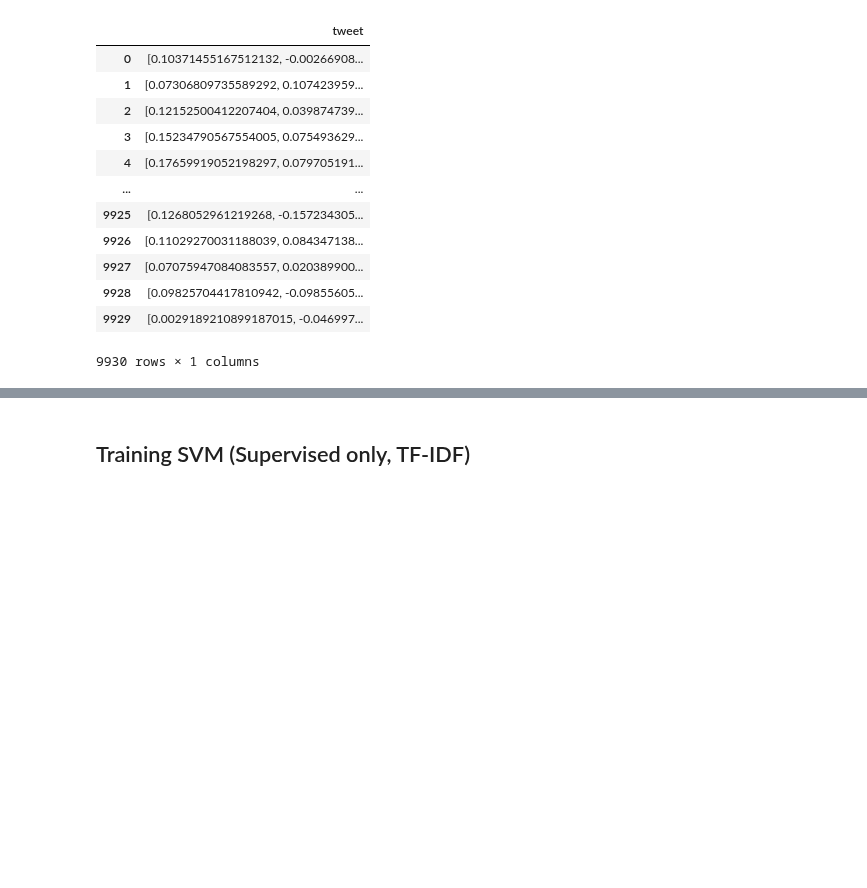
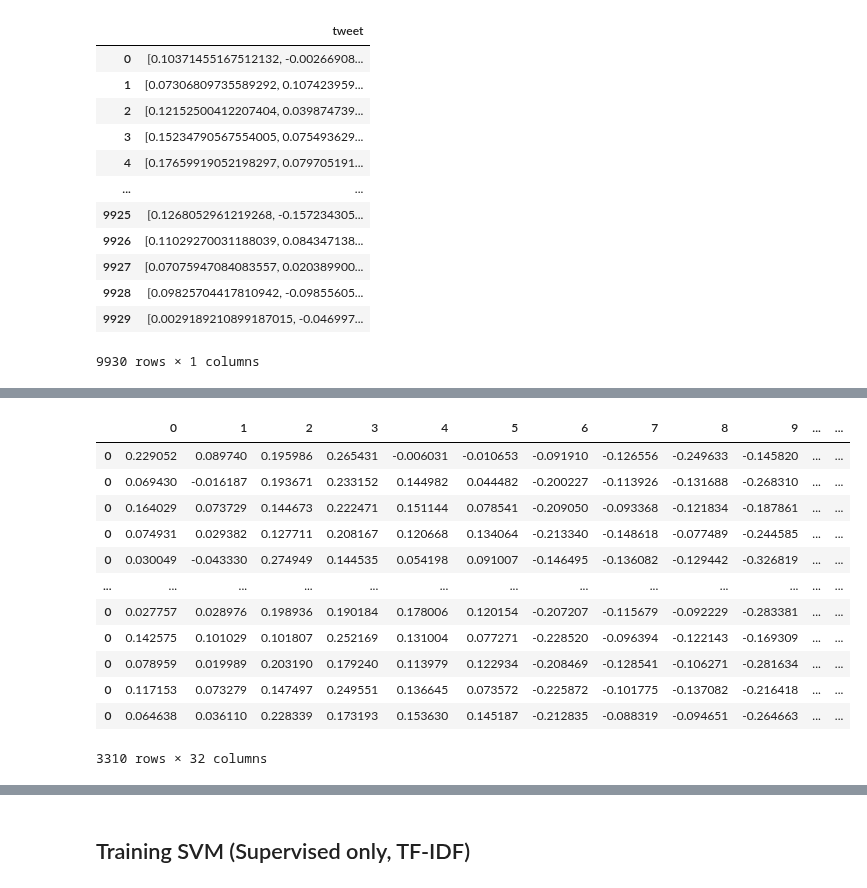
Before and after one commit to divyas39/SSL-Offensive-Lang-Detection-Social-Media, a Jupyter notebook: Self training.ipynb, the cells around one changed output, grey strips where cells are left out. Drawn from its saved outputs; the diff is of its cells as text; code cells hidden in the pictures; blank space fills up the shorter version.

```diff
--- a/Self training.ipynb
+++ b/Self training.ipynb
@@ -367,2 +395,19 @@ df_new
 # %%
-X_test_cbow = X_test.apply(sent_vect, model=cbow).sort_index()
+X_test_cbow = pd.DataFrame(X_test.apply(sent_vect, model=cbow).sort_index())
+# %%
+X_test_cbow = convert_df(X_test_cbow)
+X_test_cbow
+# %% [output]
+|  | 0 | 1 | 2 | 3 | 4 | 5 | 6 | 7 | 8 | 9 | ... | ... |
+| 0 | 0.229052 | 0.089740 | 0.195986 | 0.265431 | -0.006031 | -0.010653 | -0.091910 | -0.126556 | -0.249633 | -0.145820 | ... | ... |
+| 0 | 0.069430 | -0.016187 | 0.193671 | 0.233152 | 0.144982 | 0.044482 | -0.200227 | -0.113926 | -0.131688 | -0.268310 | ... | ... |
+| 0 | 0.164029 | 0.073729 | 0.144673 | 0.222471 | 0.151144 | 0.078541 | -0.209050 | -0.093368 | -0.121834 | -0.187861 | ... | ... |
+| 0 | 0.074931 | 0.029382 | 0.127711 | 0.208167 | 0.120668 | 0.134064 | -0.213340 | -0.148618 | -0.077489 | -0.244585 | ... | ... |
+| 0 | 0.030049 | -0.043330 | 0.274949 | 0.144535 | 0.054198 | 0.091007 | -0.146495 | -0.136082 | -0.129442 | -0.326819 | ... | ... |
+| ... | ... | ... | ... | ... | ... | ... | ... | ... | ... | ... | ... | ... |
+| 0 | 0.027757 | 0.028976 | 0.198936 | 0.190184 | 0.178006 | 0.120154 | -0.207207 | -0.115679 | -0.092229 | -0.283381 | ... | ... |
+| 0 | 0.142575 | 0.101029 | 0.101807 | 0.252169 | 0.131004 | 0.077271 | -0.228520 | -0.096394 | -0.122143 | -0.169309 | ... | ... |
+| 0 | 0.078959 | 0.019989 | 0.203190 | 0.179240 | 0.113979 | 0.122934 | -0.208469 | -0.128541 | -0.106271 | -0.281634 | ... | ... |
+| 0 | 0.117153 | 0.073279 | 0.147497 | 0.249551 | 0.136645 | 0.073572 | -0.225872 | -0.101775 | -0.137082 | -0.216418 | ... | ... |
+| 0 | 0.064638 | 0.036110 | 0.228339 | 0.173193 | 0.153630 | 0.145187 | -0.212835 | -0.088319 | -0.094651 | -0.264663 | ... | ... |
+3310 rows × 32 columns
```
Also changed, not shown: parts of 8 cells of this notebook.
